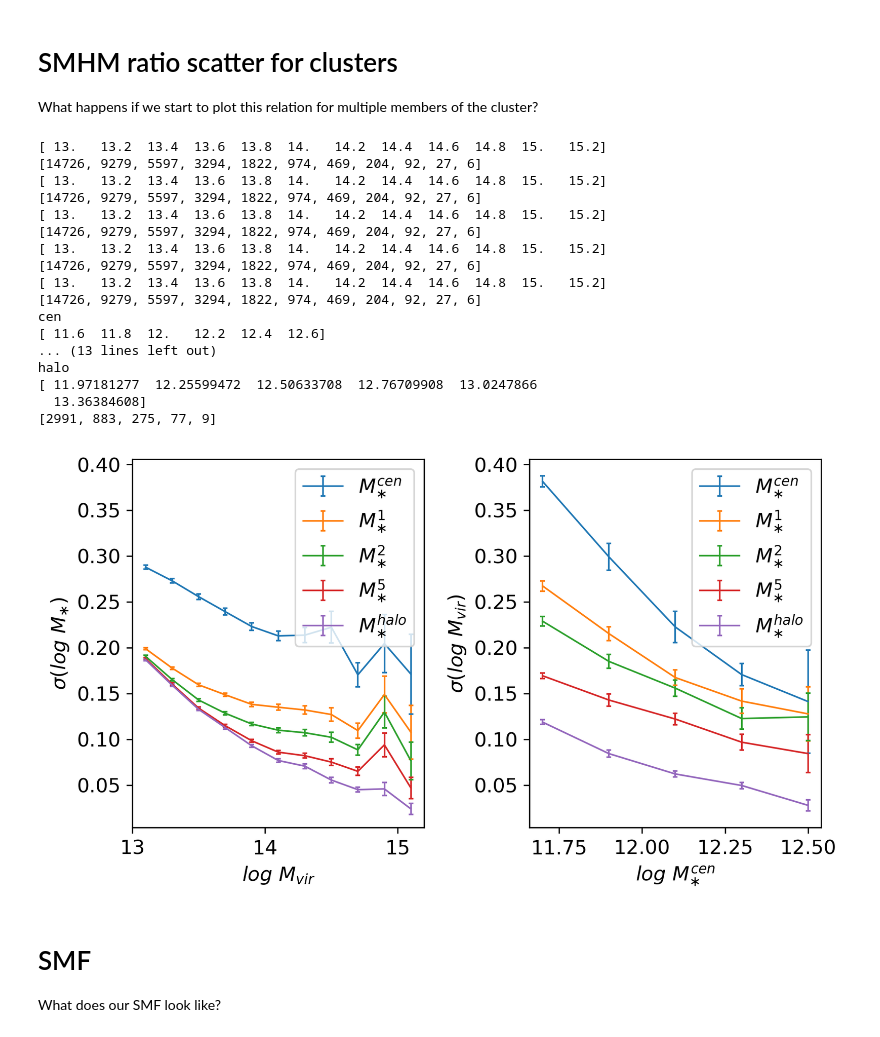
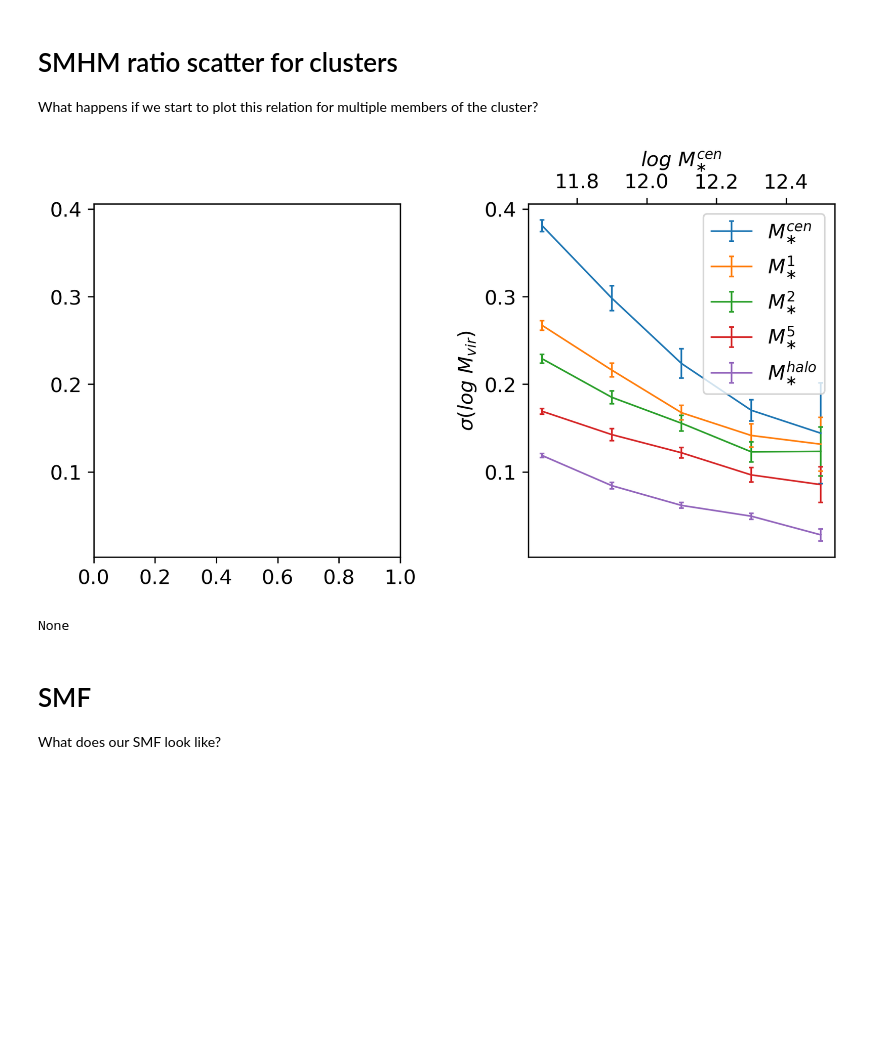
Before and after one commit to dr-guangtou/asap, a Jupyter notebook: cb/main.ipynb, the cells around one changed output. Cells and saved outputs as stored; diff of their text form; code cells hidden in the pictures; blank space fills up the shorter version.

Commit message:
move towards plot with mutliple lables

```diff
--- a/cb/main.ipynb
+++ b/cb/main.ipynb
@@ -89,53 +92,42 @@ What happens if we start to plot this relation for multiple members of the clust
 # %%
 fig, axes = plt.subplots(1, 2)
 fig.set_size_inches(7, 4)
-plots.hm_vs_sm_scatter(data_halo_cut, ax=axes[0])
+#plots.hm_vs_sm_scatter(data_halo_cut, ax=axes[0])
 plots.sm_vs_hm_scatter(data_stellar_cut, ax=axes[1])
 plt.tight_layout()
 axes[0].set_ylim(axes[1].get_ylim())
 
 # Pick a halo mass
 # For each definition of stellar mass
 # Work out the SM at wich that halo mass occurred
 # Put a point on the line at that SM
 """
 data = [l.get_data() for l in axes[1].get_lines()[::3]] # Line, error -, error +.
 data = dict(zip(data_stellar_cut.keys(), data))
 print(data)
 
 for hm in [14, 14.3, 14.6]:
     x, y = [], []
     for key in data_stellar_cut.keys():
         if key == "insitu":
             continue
         s = data_stellar_cut[key]
         pred_sm = smhm_fit.f_shmr(hm, *s["fit"])
         xi = pred_sm
         yi = np.interp(pred_sm, data[key][0], data[key][1])
         x.append(pred_sm)
         y.append(yi)
     axes[1].plot(x, y)
 """
+
 None
 # %% [output]
-[ 13.   13.2  13.4  13.6  13.8  14.   14.2  14.4  14.6  14.8  15.   15.2]
-[14726, 9279, 5597, 3294, 1822, 974, 469, 204, 92, 27, 6]
-[ 13.   13.2  13.4  13.6  13.8  14.   14.2  14.4  14.6  14.8  15.   15.2]
-[14726, 9279, 5597, 3294, 1822, 974, 469, 204, 92, 27, 6]
-[ 13.   13.2  13.4  13.6  13.8  14.   14.2  14.4  14.6  14.8  15.   15.2]
-[14726, 9279, 5597, 3294, 1822, 974, 469, 204, 92, 27, 6]
-[ 13.   13.2  13.4  13.6  13.8  14.   14.2  14.4  14.6  14.8  15.   15.2]
-[14726, 9279, 5597, 3294, 1822, 974, 469, 204, 92, 27, 6]
-[ 13.   13.2  13.4  13.6  13.8  14.   14.2  14.4  14.6  14.8  15.   15.2]
-[14726, 9279, 5597, 3294, 1822, 974, 469, 204, 92, 27, 6]
-cen
-[ 11.6  11.8  12.   12.2  12.4  12.6]
-... (13 lines left out)
-halo
-[ 11.97181277  12.25599472  12.50633708  12.76709908  13.0247866
-  13.36384608]
-[2991, 883, 275, 77, 9]
-[figure, old version]
+[figure, new version]
+# %%
+x = axes[0]
+print()
+# %% [output]
+None
 # %% [markdown]
 # SMF
 
```
Also changed, not shown: parts of 5 cells of this notebook, 1 other file.
